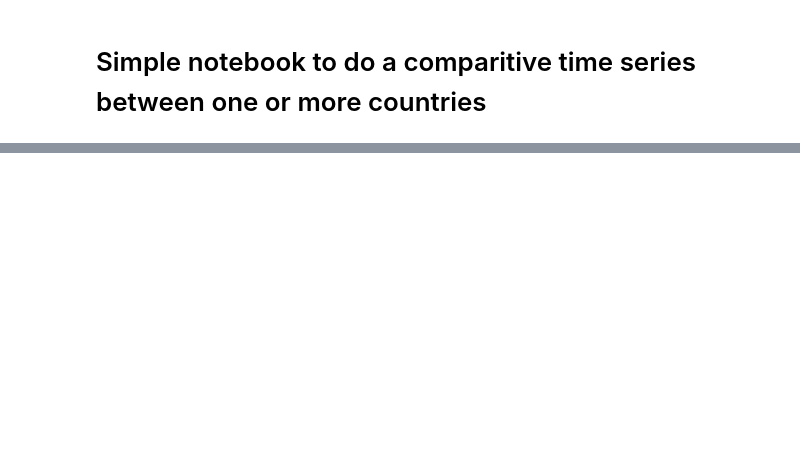
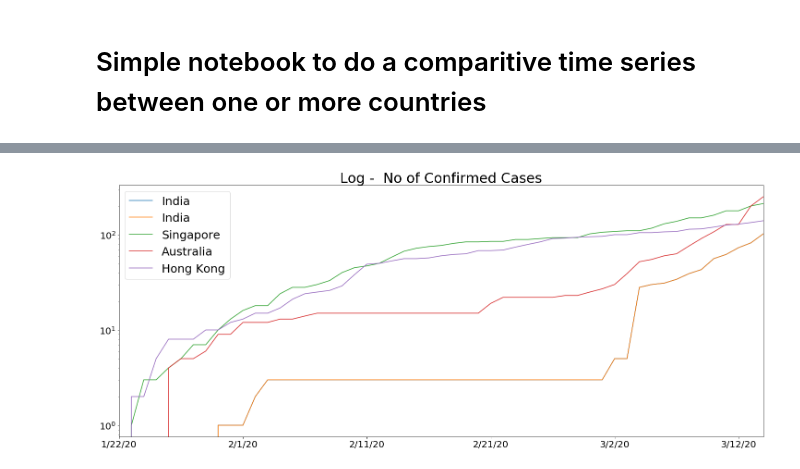
Before and after one commit to coolviki/corona_analysis, a Jupyter notebook: Corona_Analysis.ipynb, the cells around one changed output, grey strips where cells are left out. Drawn from its saved outputs; the diff is of its cells as text; code cells hidden in the pictures; blank space fills up the shorter version.

```diff
--- a/Corona_Analysis.ipynb
+++ b/Corona_Analysis.ipynb
@@ -282,0 +92,4 @@ ax2.legend(loc=2, prop={'size': 25})
+# %%
+drawChartForVirus(["India","Singapore","Australia"],["Hong Kong"],True )
+# %% [output]
+[figure, added]
```
Also changed, not shown: parts of 39 cells of this notebook.
